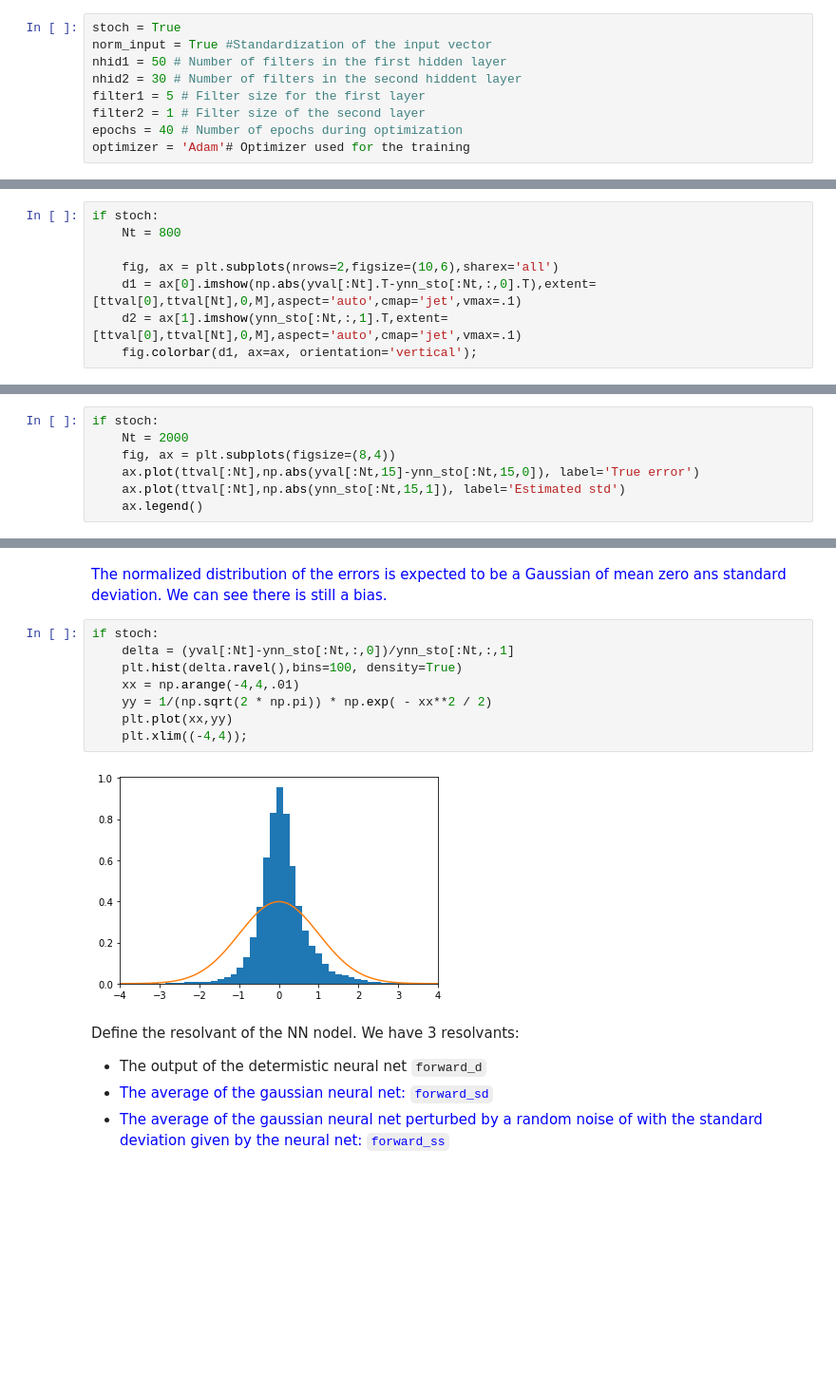
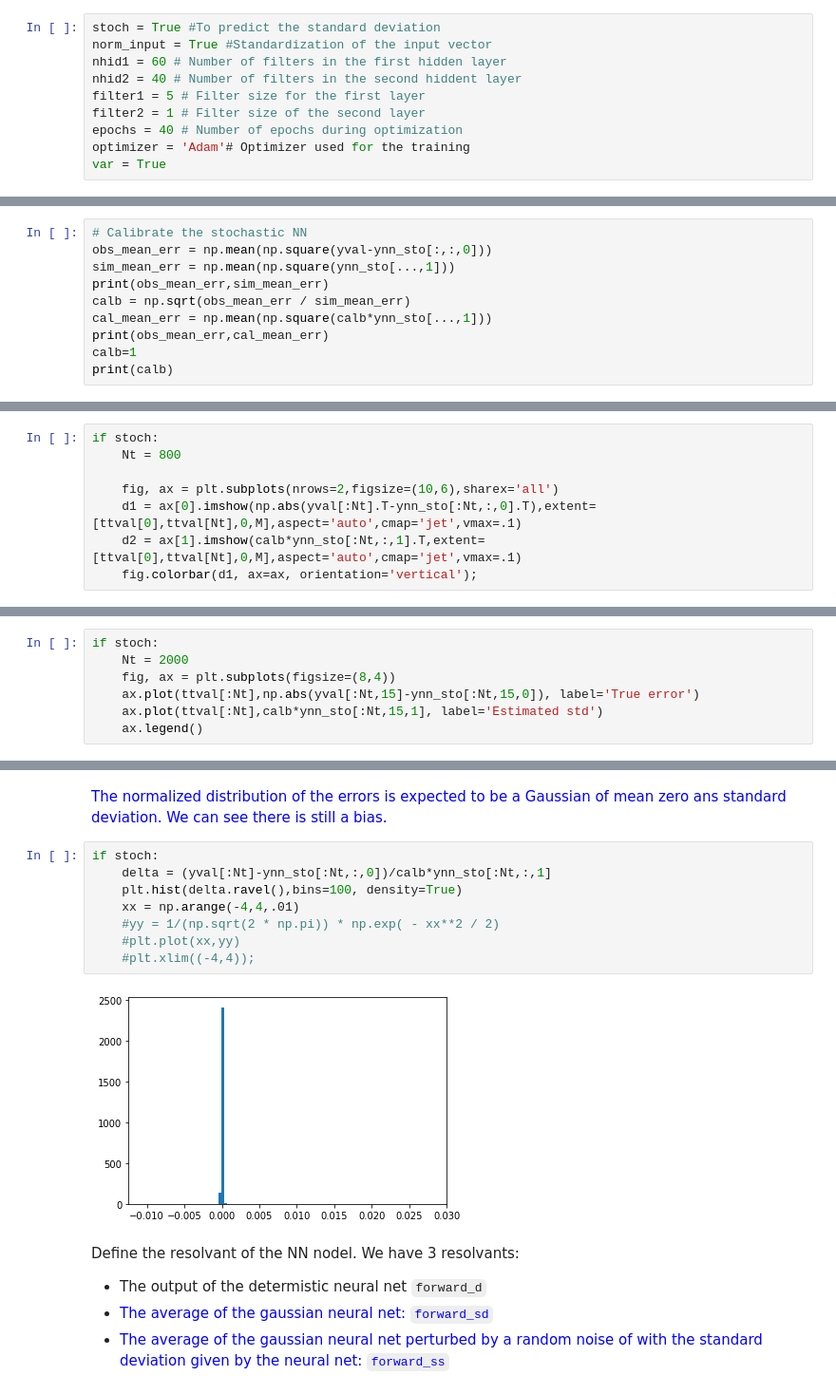
Before and after one commit to brajard/dynamical-uq, a Jupyter notebook: L96_demonstrator.ipynb, the cells around one changed output, grey strips where cells are left out. Shown at 95% size. Drawn from its saved outputs; the diff is of its cells as text; blank space fills up the shorter version.

Commit message:
first draft version

````diff
--- a/L96_demonstrator.ipynb
+++ b/L96_demonstrator.ipynb
@@ -210,9 +118,10 @@
 # %%
-stoch = True
+stoch = True #To predict the standard deviation
 norm_input = True #Standardization of the input vector
-nhid1 = 50 # Number of filters in the first hidden layer
-nhid2 = 30 # Number of filters in the second hiddent layer
+nhid1 = 60 # Number of filters in the first hidden layer
+nhid2 = 40 # Number of filters in the second hiddent layer
 filter1 = 5 # Filter size for the first layer
 filter2 = 1 # Filter size of the second layer
 epochs = 40 # Number of epochs during optimization
 optimizer = 'Adam'# Optimizer used for the training
+var = True
@@ -431,0 +363,10 @@ First we compare the all state:</font>
+# %%
+# Calibrate the stochastic NN
+obs_mean_err = np.mean(np.square(yval-ynn_sto[:,:,0]))
+sim_mean_err = np.mean(np.square(ynn_sto[...,1]))
+print(obs_mean_err,sim_mean_err)
+calb = np.sqrt(obs_mean_err / sim_mean_err)
+cal_mean_err = np.mean(np.square(calb*ynn_sto[...,1]))
+print(obs_mean_err,cal_mean_err)
+calb=1
+print(calb)
@@ -435,6 +380,6 @@ if stoch:
 
     fig, ax = plt.subplots(nrows=2,figsize=(10,6),sharex='all')
     d1 = ax[0].imshow(np.abs(yval[:Nt].T-ynn_sto[:Nt,:,0].T),extent=[ttval[0],ttval[Nt],0,M],aspect='auto',cmap='jet',vmax=.1)
-    d2 = ax[1].imshow(ynn_sto[:Nt,:,1].T,extent=[ttval[0],ttval[Nt],0,M],aspect='auto',cmap='jet',vmax=.1)
+    d2 = ax[1].imshow(calb*ynn_sto[:Nt,:,1].T,extent=[ttval[0],ttval[Nt],0,M],aspect='auto',cmap='jet',vmax=.1)
     fig.colorbar(d1, ax=ax, orientation='vertical');
 # %% [output]
@@ -446,6 +391,6 @@ if stoch:
     Nt = 2000
     fig, ax = plt.subplots(figsize=(8,4))
     ax.plot(ttval[:Nt],np.abs(yval[:Nt,15]-ynn_sto[:Nt,15,0]), label='True error')
-    ax.plot(ttval[:Nt],np.abs(ynn_sto[:Nt,15,1]), label='Estimated std')
+    ax.plot(ttval[:Nt],calb*ynn_sto[:Nt,15,1], label='Estimated std')
     ax.legend()
 # %% [output]
@@ -455,14 +400,14 @@ if stoch:
 The normalized distribution of the errors is expected to be a Gaussian of mean zero ans standard deviation. We can see there is still a bias.</font>
 # %%
 if stoch:
-    delta = (yval[:Nt]-ynn_sto[:Nt,:,0])/ynn_sto[:Nt,:,1]
+    delta = (yval[:Nt]-ynn_sto[:Nt,:,0])/calb*ynn_sto[:Nt,:,1]
     plt.hist(delta.ravel(),bins=100, density=True)
     xx = np.arange(-4,4,.01)
-    yy = 1/(np.sqrt(2 * np.pi)) * np.exp( - xx**2 / 2)
-    plt.plot(xx,yy)
-    plt.xlim((-4,4));
+    #yy = 1/(np.sqrt(2 * np.pi)) * np.exp( - xx**2 / 2)
+    #plt.plot(xx,yy)
+    #plt.xlim((-4,4));
 # %% [output]
-[figure, old version]
+[figure, new version]
 # %% [markdown]
 Define the resolvant of the NN nodel. We have 3 resolvants:
 - The output of the determistic neural net ```forward_d```
````
Also changed, not shown: parts of 62 cells of this notebook, 1 other file.
